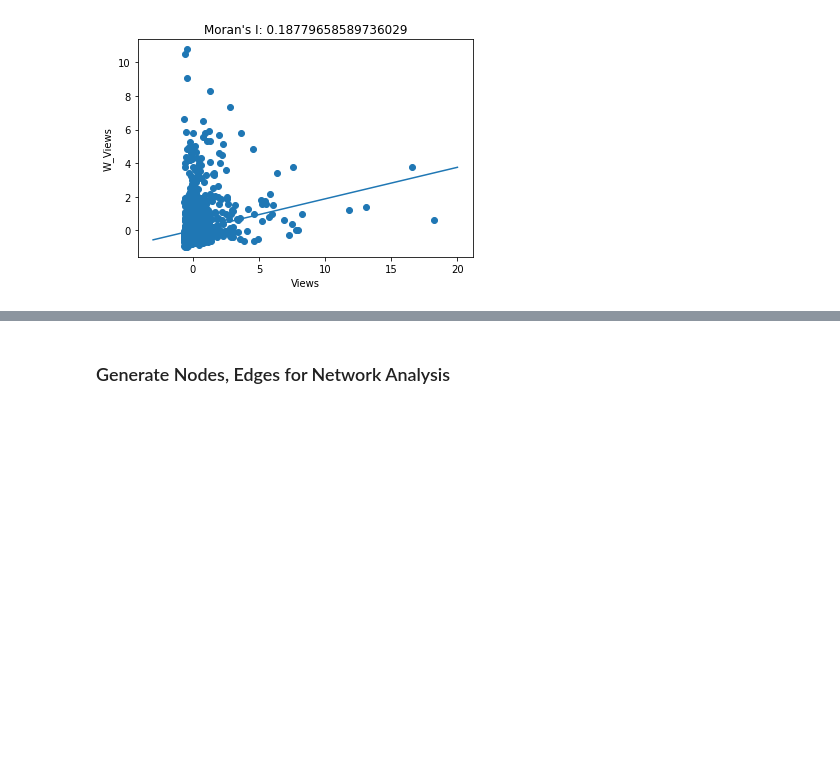
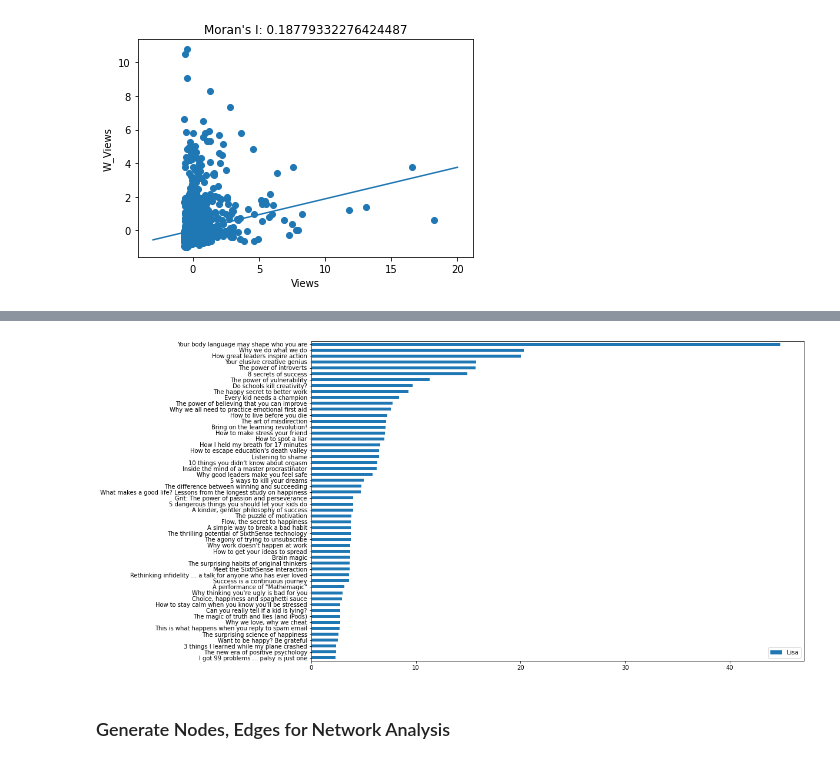
Before and after one commit to yatshunlee/ted-analysis, a Jupyter notebook: generate_network_analysis.ipynb, the cells around one changed output, grey strips where cells are left out. Cells and saved outputs as stored; diff of their text form; code cells hidden in the pictures; blank space fills up the shorter version.

```diff
--- a/generate_network_analysis.ipynb
+++ b/generate_network_analysis.ipynb
@@ -104,12 +101,14 @@ False
 # %%
 # # transform weights into row standard weights
 
-# horizontal_sum_W = W.sum(axis=1)
-# row_std_w = W.div(horizontal_sum_W,axis=1)
-# row_std_w = row_std_w.to_numpy()
+horizontal_sum_W = W.sum(axis=1)
+row_std_w = W.div(horizontal_sum_W,axis=1)
+row_std_w = row_std_w.to_numpy()
 
 # the original weights
-row_std_w = W.to_numpy()
+# row_std_w = W.to_numpy()
+
+# copy weights
 copy_w = np.copy(row_std_w)
 # %%
 # response: view
@@ -295,0 +391,4 @@ Text(0, 0.5, 'W_Views')
+# %%
+hh_groups = pd.DataFrame([df.title.values[np.where(pred!=2)],lisa[np.where(pred!=2)].reshape(-1)]).T
+hh_groups.columns = ['Title', 'Lisa']
+hh_groups = hh_groups.sort_values(by='Lisa',ascending=True)
@@ -296,3 +415,10 @@ Text(0, 0.5, 'W_Views')
+# %%
+fig, ax = plt.subplots()
+hh_groups.plot.barh(figsize=(15,10),ax=ax)
+plt.yticks(range(0,54), hh_groups.Title)
+plt.show()
+# %% [output]
+[figure, added]
 # %% [markdown]
 ### Generate Nodes, Edges for Network Analysis
 # %%
```
Also changed, not shown: parts of 12 cells of this notebook.
